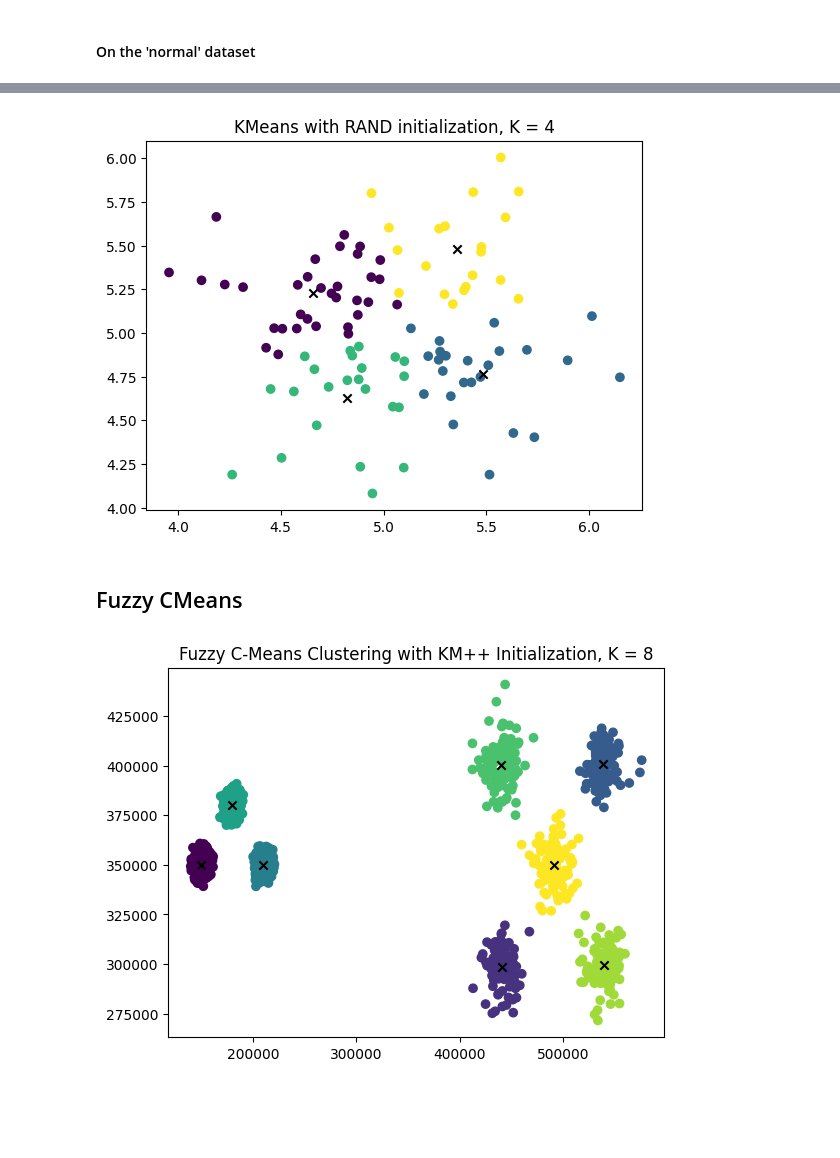
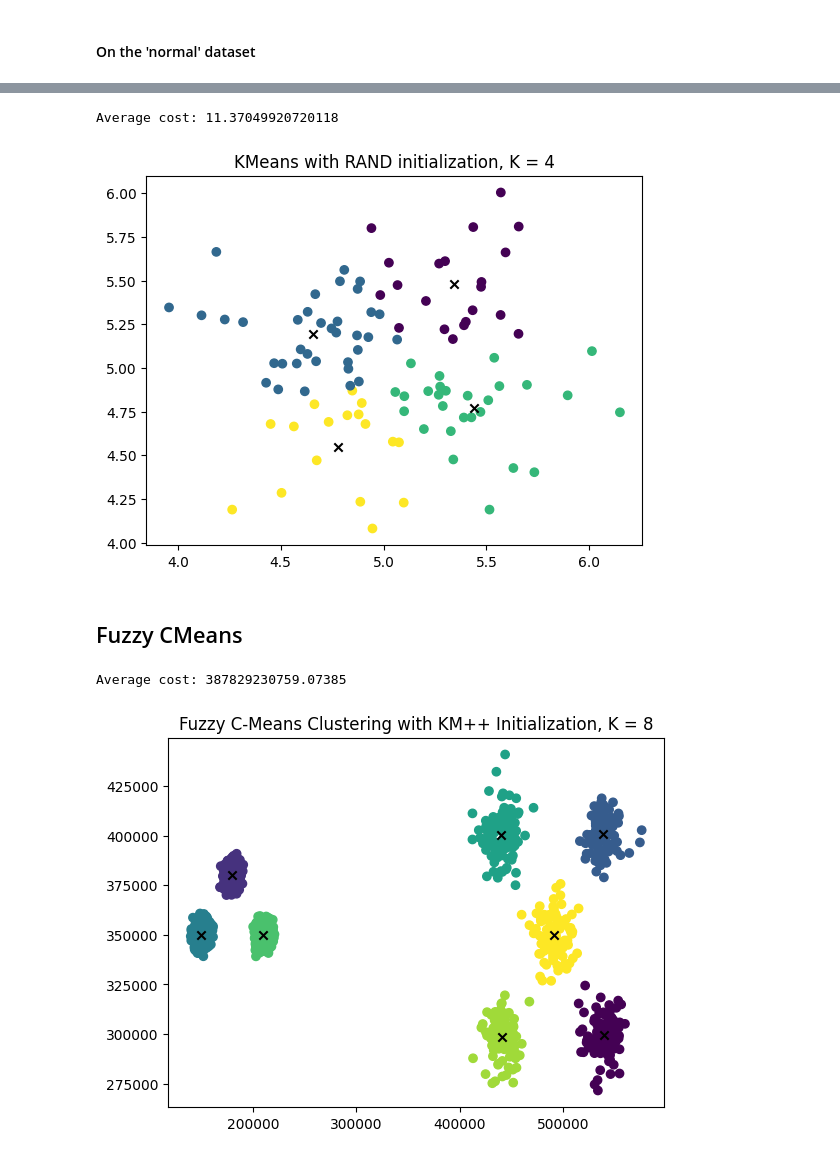
Before and after one commit to HeavyHelium/AI, a Jupyter notebook: machine-learning/kmeans/solution.ipynb, the cells around one changed output, grey strips where cells are left out. Saved outputs shown, nothing was run; the diff lists cells and outputs as text; code cells hidden in the pictures; blank space fills up the shorter version.

```diff
--- a/machine-learning/kmeans/solution.ipynb
+++ b/machine-learning/kmeans/solution.ipynb
@@ -45,13 +45,16 @@ class KMeans:
                  initialization="KM++",
                  k: int = 8) -> None:
         self.points: np.ndarray = points
-        self.centroids: List[np.ndarray] = []
+        self.min_values = np.min(self.points, axis=0)
+        self.max_values = np.max(self.points, axis=0)
+        self.centroids: List[np.ndarray] = [] # after init becomes np.ndarray
         self.assignments: np.ndarray = np.array([-1 for _ in range(len(self.points))])# ids of clusters
 
         if initialization == "KM++":
             self.kmpp_init(k)
         else:
             self.rand_init(k)
+
         self.initialization = initialization
         self.intra_cluster_distance = float("inf")
         self.assign()
@@ -61,8 +64,7 @@ class KMeans:
         return len(self.centroids)
 
     def rand_init(self, k: int) -> None:
-        indx: np.ndarray = np.random.choice(np.arange(len(self.points)), k, replace=False)
-        self.centroids = self.points[indx]
+        self.centroids = np.array([self.random_point for _ in range(k)])
 
     @property
     def cost(self) -> float:
@@ -98,7 +100,7 @@ class KMeans:
 
     @property
     def random_point(self) -> np.ndarray:
-        return self.points[int(np.random.choice(np.arange(len(self.points)), 1, replace=False))]
+        return np.random.uniform(self.min_values, self.max_values)
 
     def run(self) -> None:
         while not self.compute_centroids():
@@ -137,15 +139,17 @@ class KMeans:
 def restart(initialization, points, K=8, runs=5):
     best = None
     best_dist = float('inf')
+    costs = []
 
     for _ in range(runs):
         temp = KMeans(points, initialization=initialization, k=K)
         temp.run()
         cost = temp.cost
+        costs.append(cost)
         if cost < best_dist:
             best = temp
             best_dist = cost
-
+    print(f"Average cost: {sum(costs) / len(costs)}")
     return best
 # %% [markdown]
 #### On the unbalanced dataset
@@ -184,7 +201,8 @@ restart("RAND", points_normal, K=3).plot_clusters()
 # %%
 restart("RAND", points_normal, K=4).plot_clusters()
 # %% [output]
+Average cost: 11.37049920720118
-[figure, old version]
+[figure, new version]
 # %% [markdown]
 ## Fuzzy CMeans
 # %%
@@ -196,6 +214,9 @@ class CMeans:
                  initialization="KM++",
                  k: int = 8) -> None:
         self.points: np.ndarray = points
+        self.max_values = np.max(self.points, axis=0)
+        self.min_values = np.min(self.points, axis=0)
+
         self.centroids: List[np.ndarray] = []
         self.membership_values: np.ndarray = None
 
@@ -206,13 +227,14 @@ class CMeans:
         self.initialization = initialization
         self.assign()
 
+
+
     @property
     def K(self) -> int:
         return len(self.centroids)
 
     def rand_init(self, k: int) -> None:
-        indx: np.ndarray = np.random.choice(np.arange(len(self.points)), k, replace=False)
-        self.centroids = self.points[indx]
+        self.centroids = np.array([self.random_point for _ in range(k)])
 
     @property
     def cost(self) -> float:
@@ -237,8 +259,9 @@ class CMeans:
         for i in range(len(self.centroids)):
             exp_weights = self.membership_values[:, i] ** CMeans.M
             old_centroid = np.copy(self.centroids[i])
-
-            self.centroids[i] = np.sum(self.points.transpose() * exp_weights, axis=1) / np.sum(exp_weights)
+            temp = np.sum(exp_weights)
+            temp = temp if temp else 0.0001
+            self.centroids[i] = np.sum(self.points.transpose() * exp_weights, axis=1) / temp
 
             if np.linalg.norm(old_centroid - self.centroids[i]) > CMeans.TOLERANCE:
                 converged = False
@@ -248,7 +271,7 @@ class CMeans:
 
     @property
     def random_point(self) -> np.ndarray:
-        return self.points[int(np.random.choice(np.arange(len(self.points)), 1, replace=False))]
+        return np.random.uniform(self.min_values, self.max_values)
 
     def run(self) -> None:
         while not self.compute_centroids():
@@ -287,22 +310,25 @@ class CMeans:
 def restart(initialization, points, K=8, runs=5):
     best = None
     best_dist = float('inf')
+    costs = []
 
     for _ in range(runs):
         temp = CMeans(points, initialization=initialization, k=K)
         temp.run()
         cost = temp.cost
+        costs.append(cost)
         if cost < best_dist:
             best = temp
             best_dist = cost
-
+    print(f"Average cost: {sum(costs) / len(costs)}")
     return best
 
 # temp.membership_values
 # %%
-restart("KM++", points_unbalanced).plot_clusters()
+restart("KM++", points_unbalanced, K=8).plot_clusters()
 # %% [output]
+Average cost: 387829230759.07385
-[figure, old version]
+[figure, new version]
 # %%
 ks = list(range(2, 10))
 costs = [restart("KM++", points_unbalanced, K=i).cost for i in ks]
```
Also changed, not shown: parts of 9 cells of this notebook.
